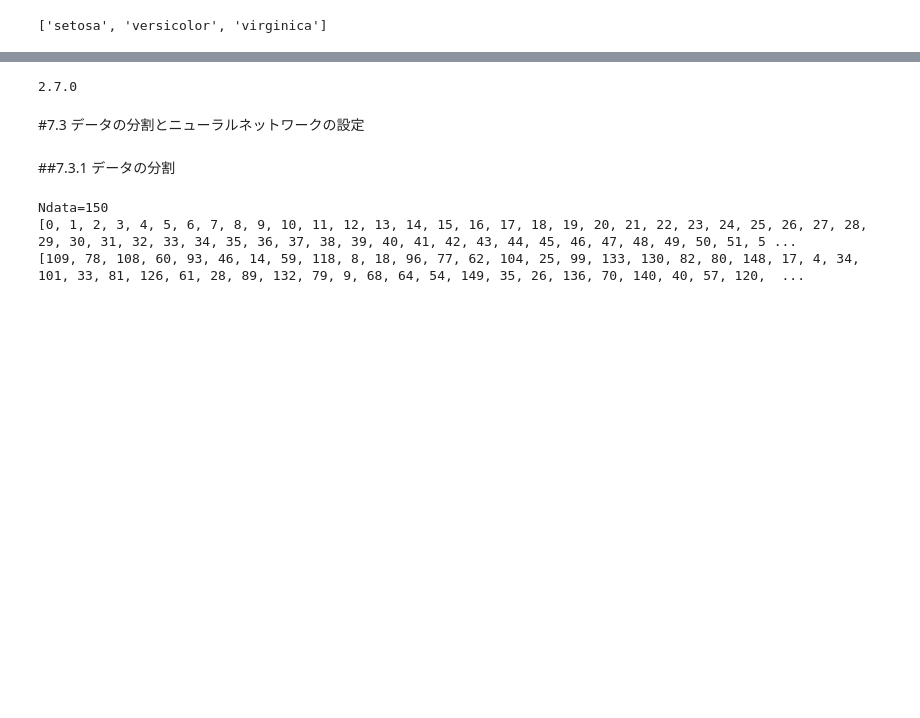
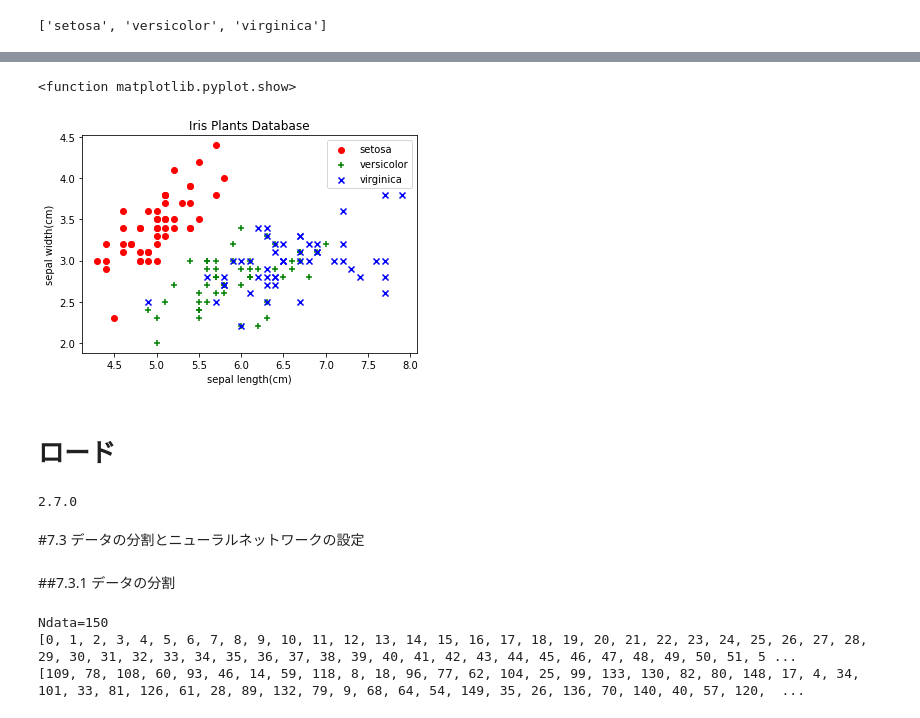
Before and after one commit to naka-c1024/Iris_Classification_with_TensorFlow, a Jupyter notebook: iris_tensorflow.ipynb, the cells around one changed output, grey strips where cells are left out. Drawn from its saved outputs; the diff is of its cells as text; code cells hidden in the pictures; blank space fills up the shorter version.

```diff
--- a/iris_tensorflow.ipynb
+++ b/iris_tensorflow.ipynb
@@ -36 +88,20 @@ Iris plants dataset
+# %%
+import matplotlib.pyplot as plt
+
+x = iris.data
+y = iris.target
+
+plt.scatter(x[:50, 0], x[:50, 1], color='r', marker='o', label='setosa')
+plt.scatter(x[50:100, 0], x[50:100, 1], color='g', marker='+', label='versicolor')
+plt.scatter(x[100:, 0], x[100:, 1], color='b', marker='x', label='virginica')
+plt.title("Iris Plants Database")
+plt.xlabel("sepal length(cm)")
+plt.ylabel("sepal width(cm)")
+plt.legend()
+plt.show
+# %% [output]
+<function matplotlib.pyplot.show>
+[figure, added]
+# %% [markdown]
+# ロード
 # %%
```
Also changed, not shown: parts of 21 cells of this notebook.
